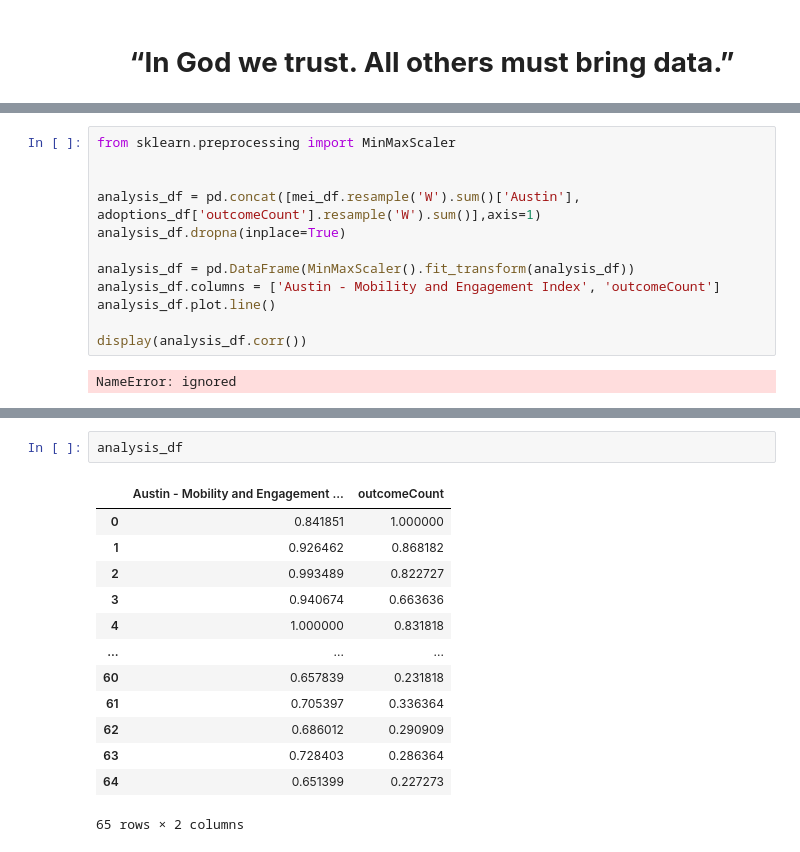
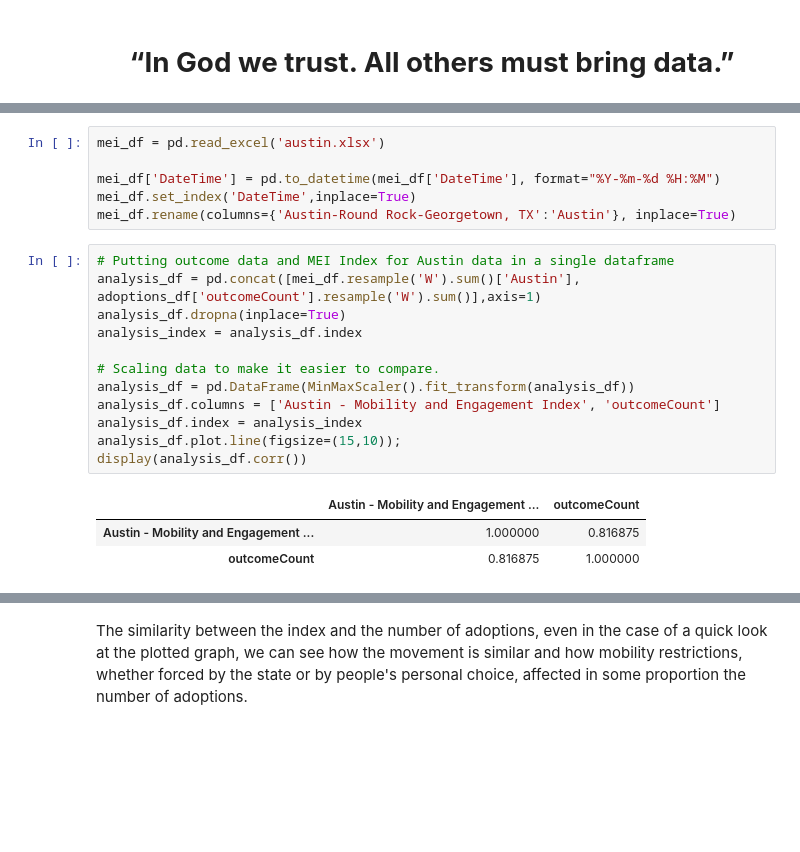
Before and after one commit to paulobueno90/Forecasting-Time-Series-with-Prophet, a Jupyter notebook: Animal_Shelter.ipynb, the cells around one changed output, grey strips where cells are left out. Drawn from its saved outputs; the diff is of its cells as text; blank space fills up the shorter version.

```diff
--- a/Animal_Shelter.ipynb
+++ b/Animal_Shelter.ipynb
@@ -416,14 +608,22 @@ mei_df.rename(columns={'Austin-Round Rock-Georgetown, TX':'Austin'}, inplace=Tru
+# %%
+mei_df = pd.read_excel('austin.xlsx')
+
+mei_df['DateTime'] = pd.to_datetime(mei_df['DateTime'], format="%Y-%m-%d %H:%M")
+mei_df.set_index('DateTime',inplace=True)
+mei_df.rename(columns={'Austin-Round Rock-Georgetown, TX':'Austin'}, inplace=True)
 # %%
-from sklearn.preprocessing import MinMaxScaler
-
-
+# Putting outcome data and MEI Index for Austin data in a single dataframe
 analysis_df = pd.concat([mei_df.resample('W').sum()['Austin'], adoptions_df['outcomeCount'].resample('W').sum()],axis=1)
 analysis_df.dropna(inplace=True)
+analysis_index = analysis_df.index
 
+# Scaling data to make it easier to compare.
 analysis_df = pd.DataFrame(MinMaxScaler().fit_transform(analysis_df))
 analysis_df.columns = ['Austin - Mobility and Engagement Index', 'outcomeCount']
-analysis_df.plot.line()
-
+analysis_df.index = analysis_index
+analysis_df.plot.line(figsize=(15,10));
 display(analysis_df.corr())
 # %% [output]
-NameError: ignored
+|  | Austin - Mobility and Engagement ... | outcomeCount |
+| Austin - Mobility and Engagement ... | 1.000000 | 0.816875 |
+| outcomeCount | 0.816875 | 1.000000 |
@@ -430,16 +631,2 @@ NameError: ignored
-# %%
-analysis_df
-# %% [output]
-|  | Austin - Mobility and Engagement ... | outcomeCount |
-| 0 | 0.841851 | 1.000000 |
-| 1 | 0.926462 | 0.868182 |
-| 2 | 0.993489 | 0.822727 |
-| 3 | 0.940674 | 0.663636 |
-| 4 | 1.000000 | 0.831818 |
-| ... | ... | ... |
-| 60 | 0.657839 | 0.231818 |
-| 61 | 0.705397 | 0.336364 |
-| 62 | 0.686012 | 0.290909 |
-| 63 | 0.728403 | 0.286364 |
-| 64 | 0.651399 | 0.227273 |
-65 rows × 2 columns
+# %% [markdown]
+The similarity between the index and the number of adoptions, even in the case of a quick look at the plotted graph, we can see how the movement is similar and how mobility restrictions, whether forced by the state or by people's personal choice, affected in some proportion the number of adoptions.
```
Also changed, not shown: parts of 67 cells of this notebook.
